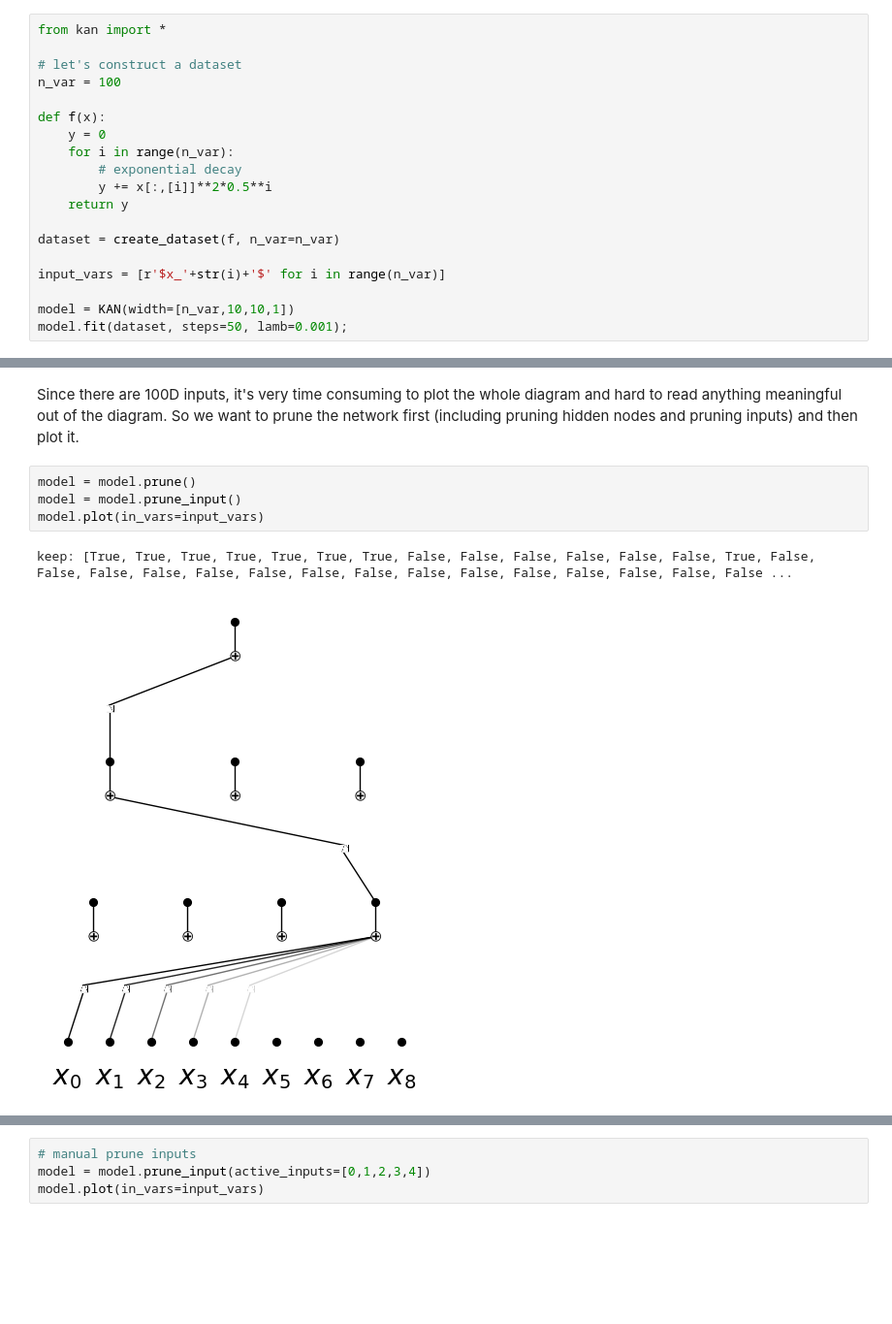
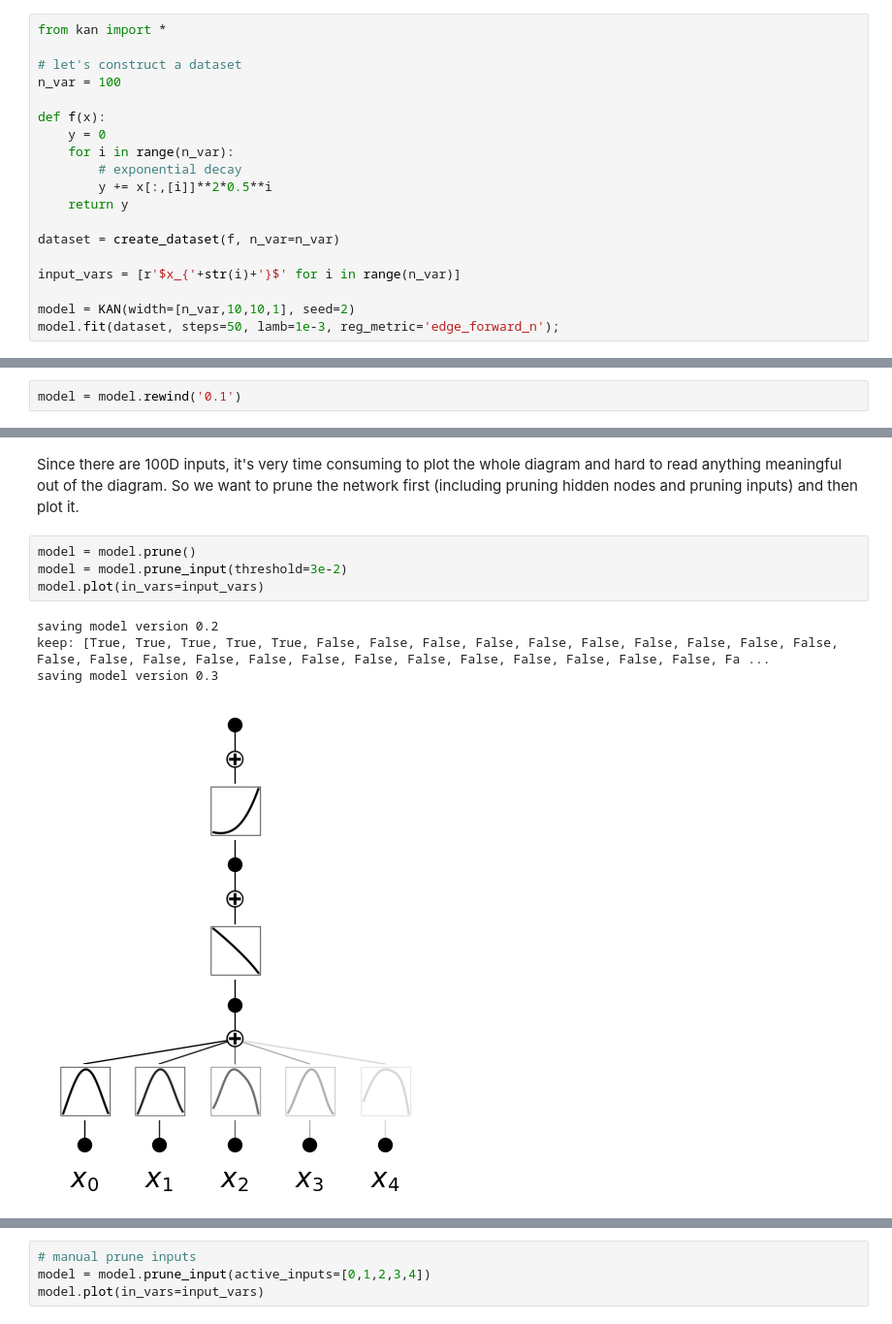
Before and after one commit to KindXiaoming/pykan, a Jupyter notebook: tutorials/Interp_4_feature_attribution.ipynb, the cells around one changed output, grey strips where cells are left out. Shown at 97% size. Drawn from its saved outputs; the diff is of its cells as text; blank space fills up the shorter version.

```diff
--- a/tutorials/Interp_4_feature_attribution.ipynb
+++ b/tutorials/Interp_4_feature_attribution.ipynb
@@ -54,7 +54,7 @@ def f(x):
 
 dataset = create_dataset(f, n_var=n_var)
 
-input_vars = [r'$x_'+str(i)+'$' for i in range(n_var)]
+input_vars = [r'$x_{'+str(i)+'}$' for i in range(n_var)]
 
-model = KAN(width=[n_var,10,10,1])
-model.fit(dataset, steps=50, lamb=0.001);
+model = KAN(width=[n_var,10,10,1], seed=2)
+model.fit(dataset, steps=50, lamb=1e-3, reg_metric='edge_forward_n');
@@ -60,0 +69,2 @@ model.fit(dataset, steps=50, lamb=0.001);
+# %%
+model = model.rewind('0.1')
@@ -62,8 +83,10 @@ model.fit(dataset, steps=50, lamb=0.001);
 Since there are 100D inputs, it's very time consuming to plot the whole diagram and hard to read anything meaningful out of the diagram. So we want to prune the network first (including pruning hidden nodes and pruning inputs) and then plot it.
 # %%
 model = model.prune()
-model = model.prune_input()
+model = model.prune_input(threshold=3e-2)
 model.plot(in_vars=input_vars)
 # %% [output]
-keep: [True, True, True, True, True, True, True, False, False, False, False, False, False, True, False, False, False, False, False, False, False, False, False, False, False, False, False, False, False ...
+saving model version 0.2
+keep: [True, True, True, True, True, False, False, False, False, False, False, False, False, False, False, False, False, False, False, False, False, False, False, False, False, False, False, False, Fa ...
+saving model version 0.3
-[figure, old version]
+[figure, new version]
```
Also changed, not shown: parts of 10 cells of this notebook, 49 other files.
